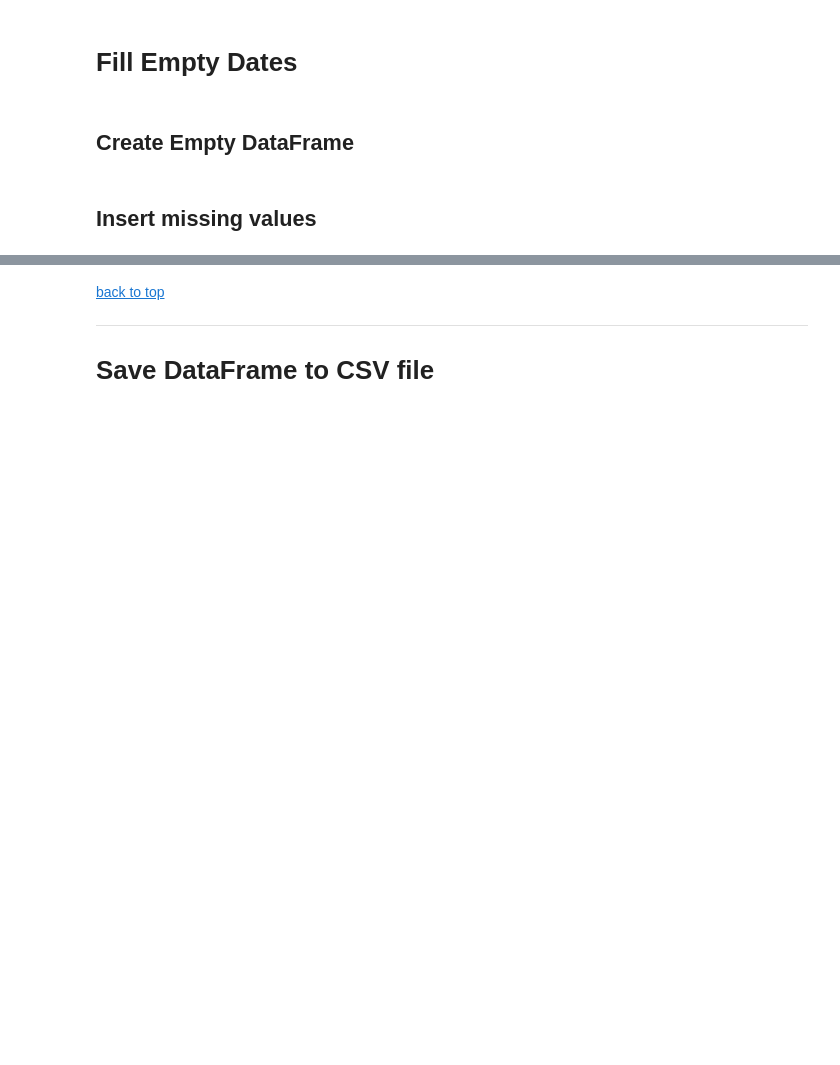
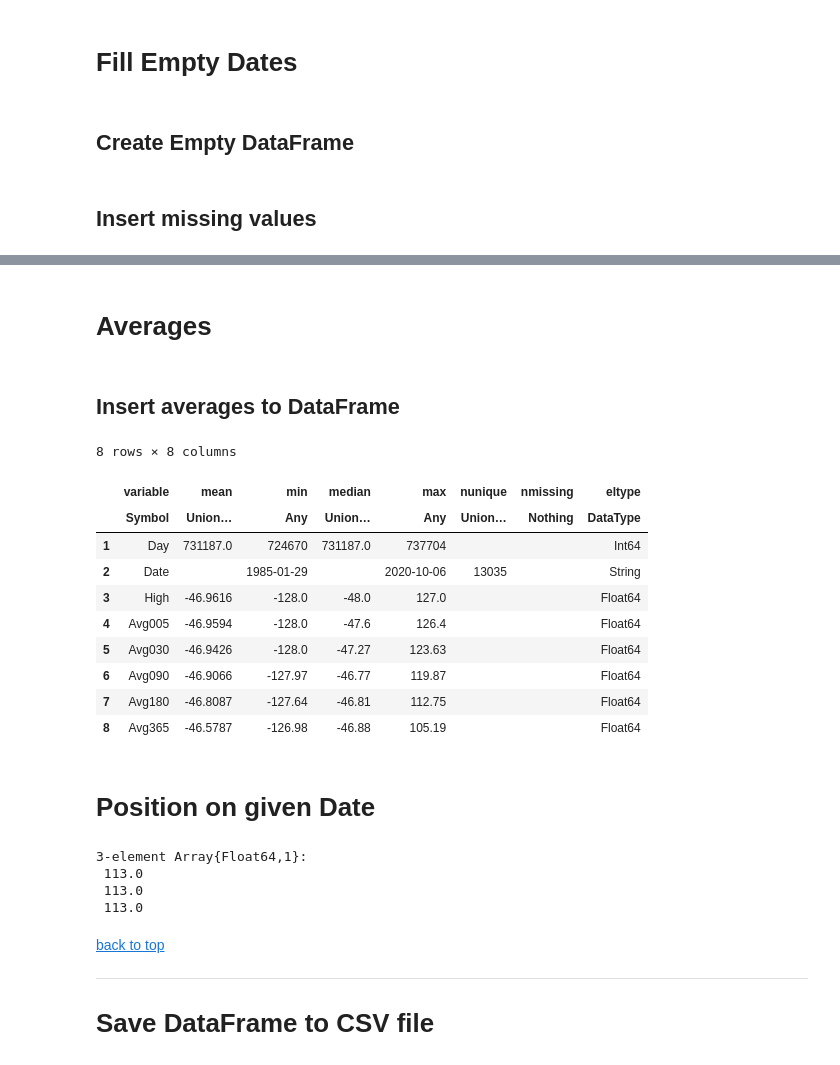
Before and after one commit to UkiDLucas/MarketIndicators.jl, a Jupyter notebook: Dow Jones Industrial Average (^DJI).ipynb, the cells around one changed output, grey strips where cells are left out. Drawn from its saved outputs; the diff is of its cells as text; code cells hidden in the pictures; blank space fills up the shorter version.

Commit message:
added position

```diff
--- a/Dow Jones Industrial Average (^DJI).ipynb
+++ b/Dow Jones Industrial Average (^DJI).ipynb
@@ -253,3 +284,13 @@ plot(          dates, # x-axis: dates
     size     = (980, 400), # width, height
     layout = (1, 1) # number of graphs: vertically, horizontally
     )
+# %% [markdown]
+# Averages
+# %%
+
+averages005 = calculate_average(df, 5, 3)
+averages030 = calculate_average(df, 30, 3)
+averages090 = calculate_average(df, 90, 3)
+averages180 = calculate_average(df, 180, 3)
+averages365 = calculate_average(df, 365, 3)
+println()
@@ -255,0 +314,31 @@ plot(          dates, # x-axis: dates
+# %% [markdown]
+## Insert averages to DataFrame
+# %%
+insertcols!(df, 4,  :Avg005 => averages005, makeunique=true)
+insertcols!(df, 5,  :Avg030 => averages030, makeunique=true)
+insertcols!(df, 6,  :Avg090 => averages090, makeunique=true)
+insertcols!(df, 7,  :Avg180 => averages180, makeunique=true)
+insertcols!(df, 8,  :Avg365 => averages365, makeunique=true)
+describe(df)
+# %% [output]
+8 rows × 8 columns
+|  | variable | mean | min | median | max | nunique | nmissing | eltype |
+|  | Symbol | Union… | Any | Union… | Any | Union… | Nothing | DataType |
+| 1 | Day | 731187.0 | 724670 | 731187.0 | 737704 |  |  | Int64 |
+| 2 | Date |  | 1985-01-29 |  | 2020-10-06 | 13035 |  | String |
+| 3 | High | -46.9616 | -128.0 | -48.0 | 127.0 |  |  | Float64 |
+| 4 | Avg005 | -46.9594 | -128.0 | -47.6 | 126.4 |  |  | Float64 |
+| 5 | Avg030 | -46.9426 | -128.0 | -47.27 | 123.63 |  |  | Float64 |
+| 6 | Avg090 | -46.9066 | -127.97 | -46.77 | 119.87 |  |  | Float64 |
+| 7 | Avg180 | -46.8087 | -127.64 | -46.81 | 112.75 |  |  | Float64 |
+| 8 | Avg365 | -46.5787 | -126.98 | -46.88 | 105.19 |  |  | Float64 |
+# %% [markdown]
+# Position on given Date
+# %%
+position = position_on_date(df, "2020-09-30")
+position[1:3]
+# %% [output]
+3-element Array{Float64,1}:
+ 113.0
+ 113.0
+ 113.0
```
Also changed, not shown: parts of 24 cells of this notebook, 1 other file.
